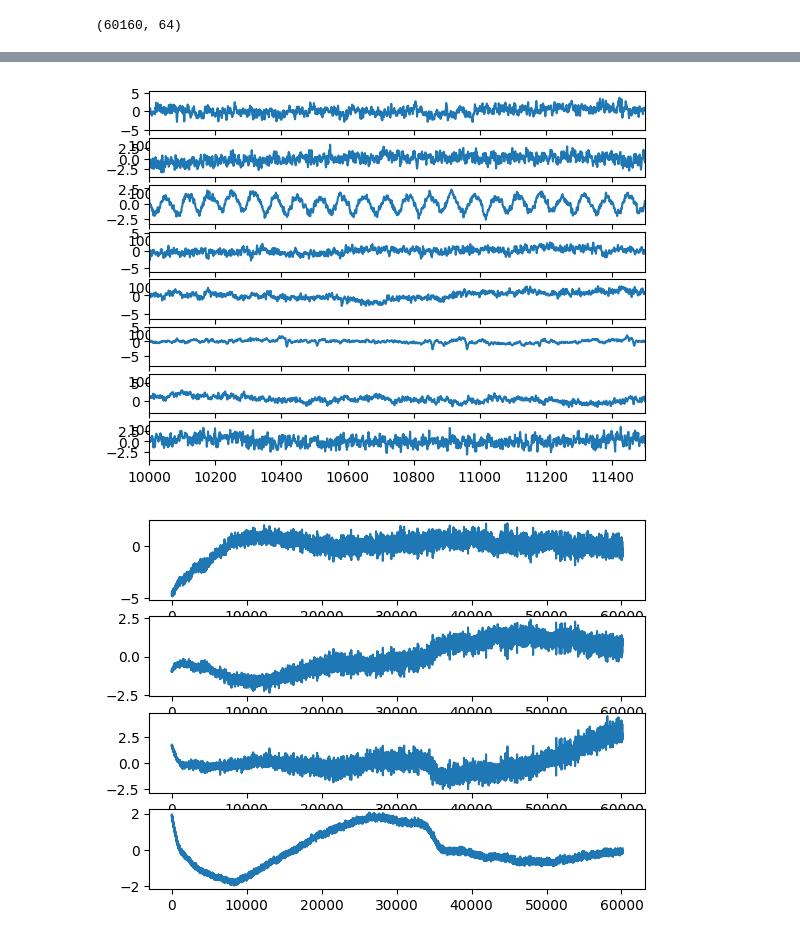
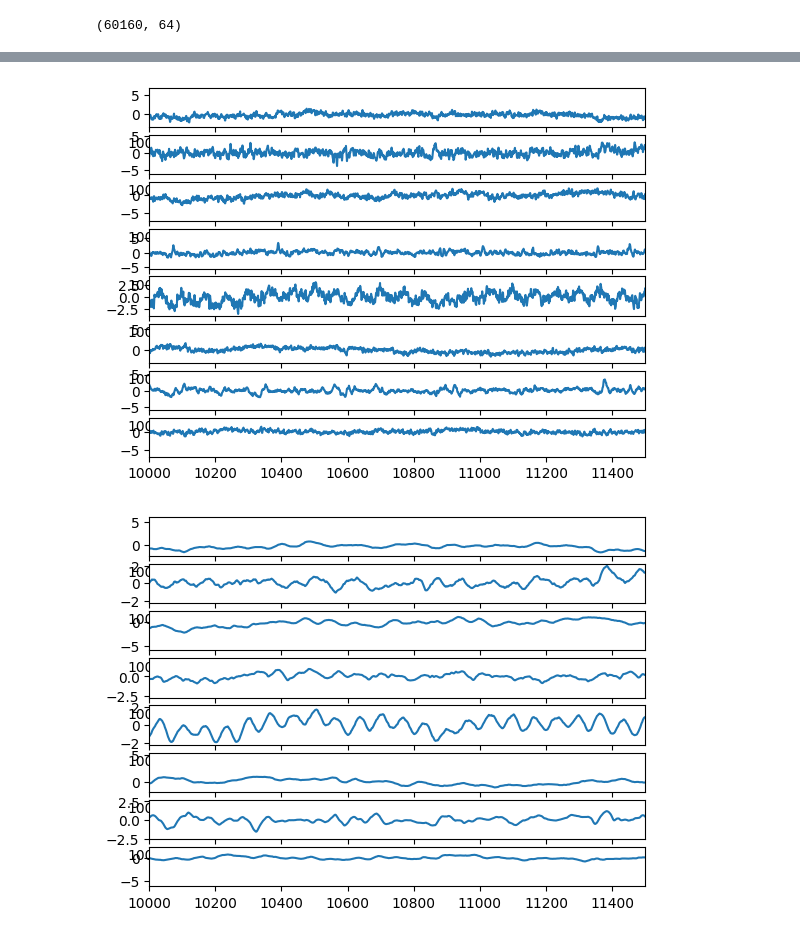
Before and after one commit to Electrum9/mlsp-project, a Jupyter notebook: ICA.ipynb, the cells around one changed output, grey strips where cells are left out. Cells and saved outputs as stored; diff of their text form; code cells hidden in the pictures.

Commit message:
savgol filter

```diff
--- a/ICA.ipynb
+++ b/ICA.ipynb
@@ -52,7 +52,3 @@ emg = if1_out_mat
 print(emg.shape)
 # %% [output]
 (60160, 64)
-# %%
-for i in range(emg.shape[1]):
-    plt.plot(emg[:, i])
-plt.show()
@@ -63,4 +68,0 @@ filtered_if1_out_mat = filt_GRID(emg)
-# %%
-for i in range(filtered_if1_out_mat.shape[1]):
-    plt.plot(filtered_if1_out_mat[:, i])
-plt.show()
@@ -94,19 +105,14 @@ for i in range(0, IC.shape[1]//8):
     ax[i].set_xlim(left=10000, right=10000+1500)
 plt.show()
 # %% [output]
-[figure, old version]
+[figure, new version]
-# %%
-fastica = FastICA(n_components=7)
-ica_fit = fastica.fit
-
-first_row = filtered_if1_out_mat[:, 5::8]
-
-fastica_model = ica_fit(first_row)
-IC = fastica_model.transform(first_row)
 # %%
-fig, ax = plt.subplots(nrows=IC.shape[1])
-for i in range(0, IC.shape[1]):
-    ax[i].plot(IC[:, i])
+filtered_IC = savgol_filter(IC, 64, 2, axis=0, delta=1024)
+
+fig, ax = plt.subplots(nrows=filtered_IC.shape[1]//8)
+for i in range(0, filtered_IC.shape[1]//8):
+    ax[i].plot(filtered_IC[:, i])
+    ax[i].set_xlim(left=10000, right=10000+1500)
 plt.show()
 # %% [output]
-[figure, old version]
+[figure, new version]
```
Also changed, not shown: parts of 7 cells of this notebook, 1 other file.
